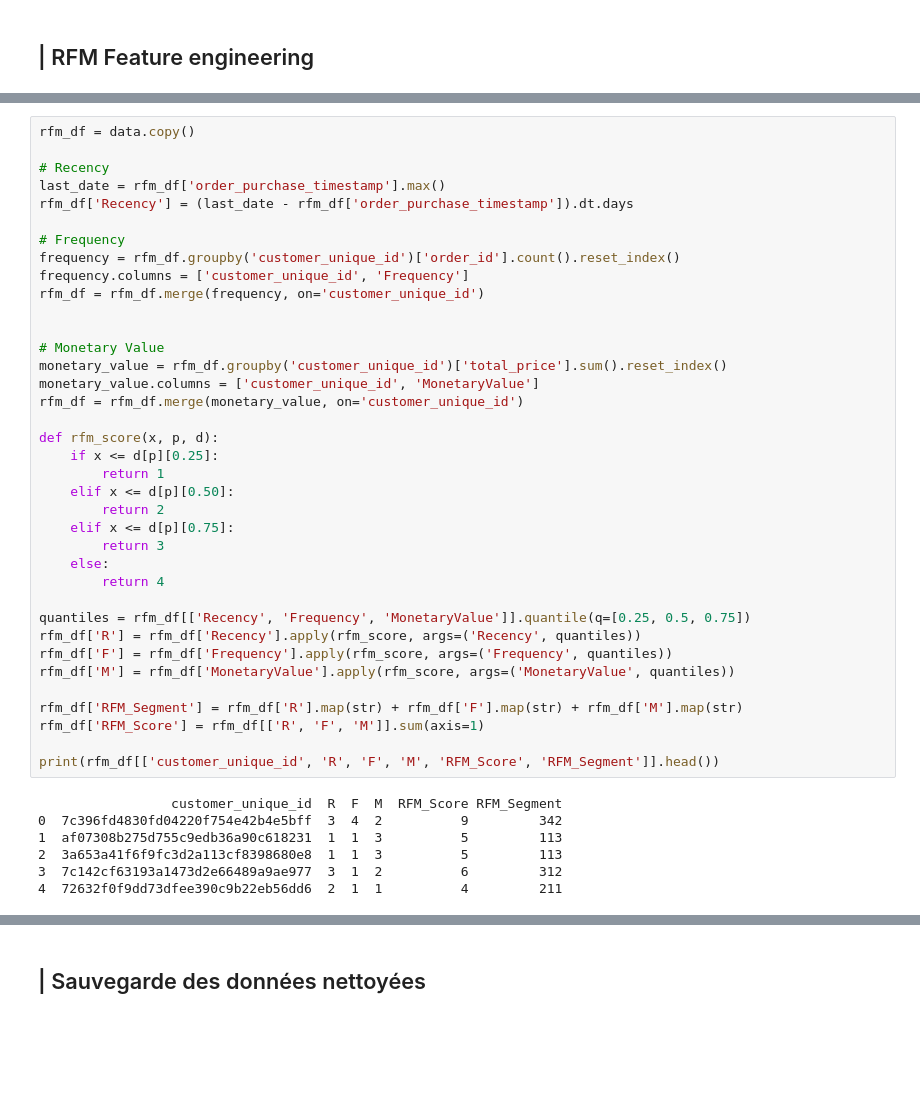
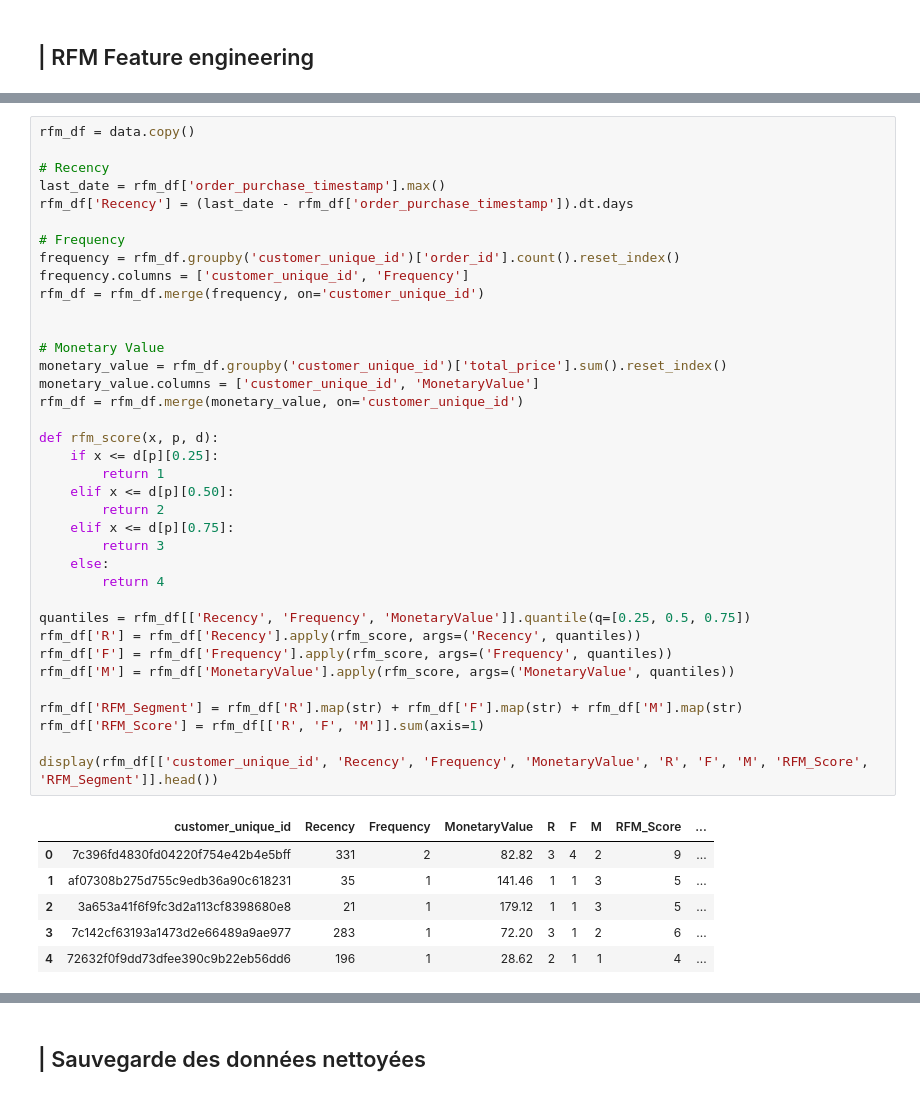
Before and after one commit to amadousysada/ecommerce-customer-segmentation, a Jupyter notebook: main.ipynb, the cells around one changed output, grey strips where cells are left out. Drawn from its saved outputs; the diff is of its cells as text; blank space fills up the shorter version.

```diff
--- a/main.ipynb
+++ b/main.ipynb
@@ -489,37 +499,37 @@ rfm_df['Recency'] = (last_date - rfm_df['order_purchase_timestamp']).dt.days
 # Frequency
 frequency = rfm_df.groupby('customer_unique_id')['order_id'].count().reset_index()
 frequency.columns = ['customer_unique_id', 'Frequency']
 rfm_df = rfm_df.merge(frequency, on='customer_unique_id')
 
 
 # Monetary Value
 monetary_value = rfm_df.groupby('customer_unique_id')['total_price'].sum().reset_index()
 monetary_value.columns = ['customer_unique_id', 'MonetaryValue']
 rfm_df = rfm_df.merge(monetary_value, on='customer_unique_id')
 
 def rfm_score(x, p, d):
     if x <= d[p][0.25]:
         return 1
     elif x <= d[p][0.50]:
         return 2
     elif x <= d[p][0.75]:
         return 3
     else:
         return 4
 
 quantiles = rfm_df[['Recency', 'Frequency', 'MonetaryValue']].quantile(q=[0.25, 0.5, 0.75])
 rfm_df['R'] = rfm_df['Recency'].apply(rfm_score, args=('Recency', quantiles))
 rfm_df['F'] = rfm_df['Frequency'].apply(rfm_score, args=('Frequency', quantiles))
 rfm_df['M'] = rfm_df['MonetaryValue'].apply(rfm_score, args=('MonetaryValue', quantiles))
 
 rfm_df['RFM_Segment'] = rfm_df['R'].map(str) + rfm_df['F'].map(str) + rfm_df['M'].map(str)
 rfm_df['RFM_Score'] = rfm_df[['R', 'F', 'M']].sum(axis=1)
 
-print(rfm_df[['customer_unique_id', 'R', 'F', 'M', 'RFM_Score', 'RFM_Segment']].head())
+display(rfm_df[['customer_unique_id', 'Recency', 'Frequency', 'MonetaryValue', 'R', 'F', 'M', 'RFM_Score', 'RFM_Segment']].head())
 # %% [output]
-                 customer_unique_id  R  F  M  RFM_Score RFM_Segment
-0  7c396fd4830fd04220f754e42b4e5bff  3  4  2          9         342
-1  af07308b275d755c9edb36a90c618231  1  1  3          5         113
-2  3a653a41f6f9fc3d2a113cf8398680e8  1  1  3          5         113
-3  7c142cf63193a1473d2e66489a9ae977  3  1  2          6         312
-4  72632f0f9dd73dfee390c9b22eb56dd6  2  1  1          4         211
+|  | customer_unique_id | Recency | Frequency | MonetaryValue | R | F | M | RFM_Score | ... |
+| 0 | 7c396fd4830fd04220f754e42b4e5bff | 331 | 2 | 82.82 | 3 | 4 | 2 | 9 | ... |
+| 1 | af07308b275d755c9edb36a90c618231 | 35 | 1 | 141.46 | 1 | 1 | 3 | 5 | ... |
+| 2 | 3a653a41f6f9fc3d2a113cf8398680e8 | 21 | 1 | 179.12 | 1 | 1 | 3 | 5 | ... |
+| 3 | 7c142cf63193a1473d2e66489a9ae977 | 283 | 1 | 72.20 | 3 | 1 | 2 | 6 | ... |
+| 4 | 72632f0f9dd73dfee390c9b22eb56dd6 | 196 | 1 | 28.62 | 2 | 1 | 1 | 4 | ... |
```
Also changed, not shown: parts of 3 cells of this notebook.
